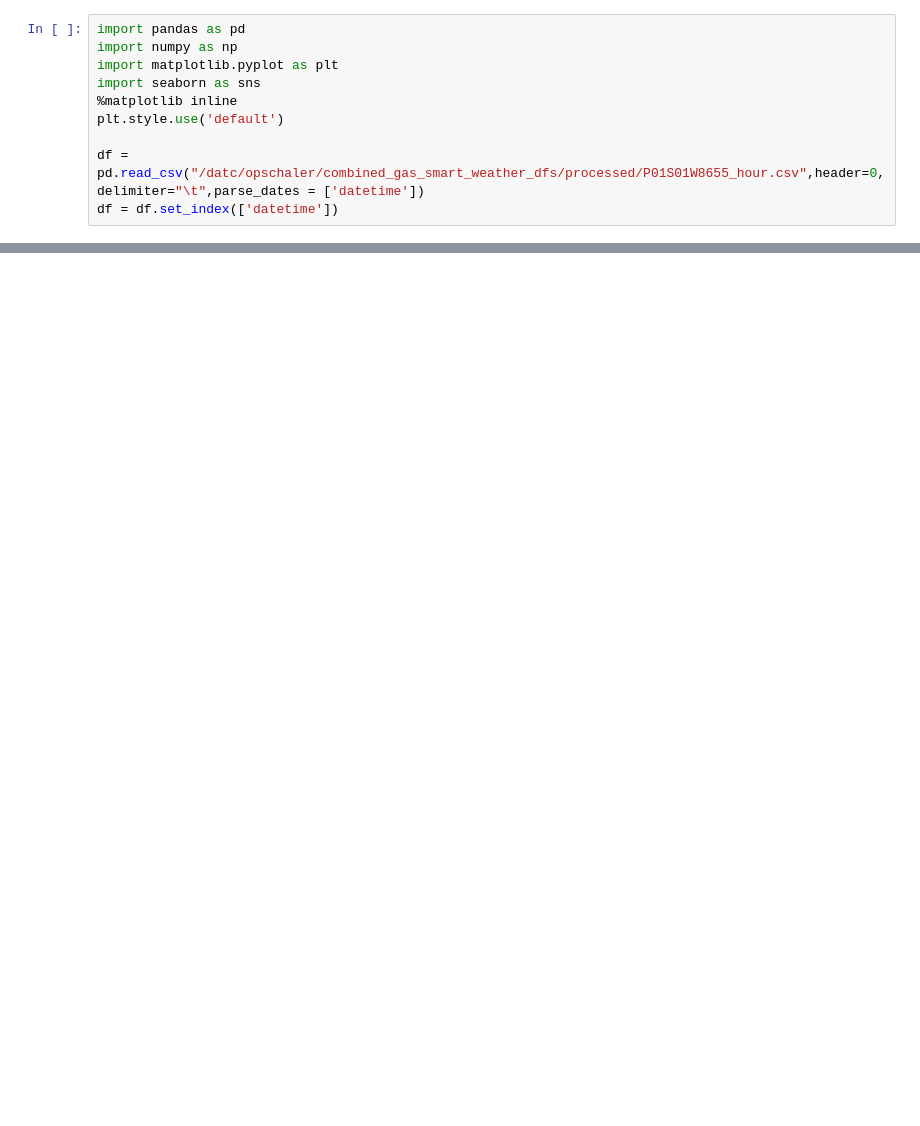
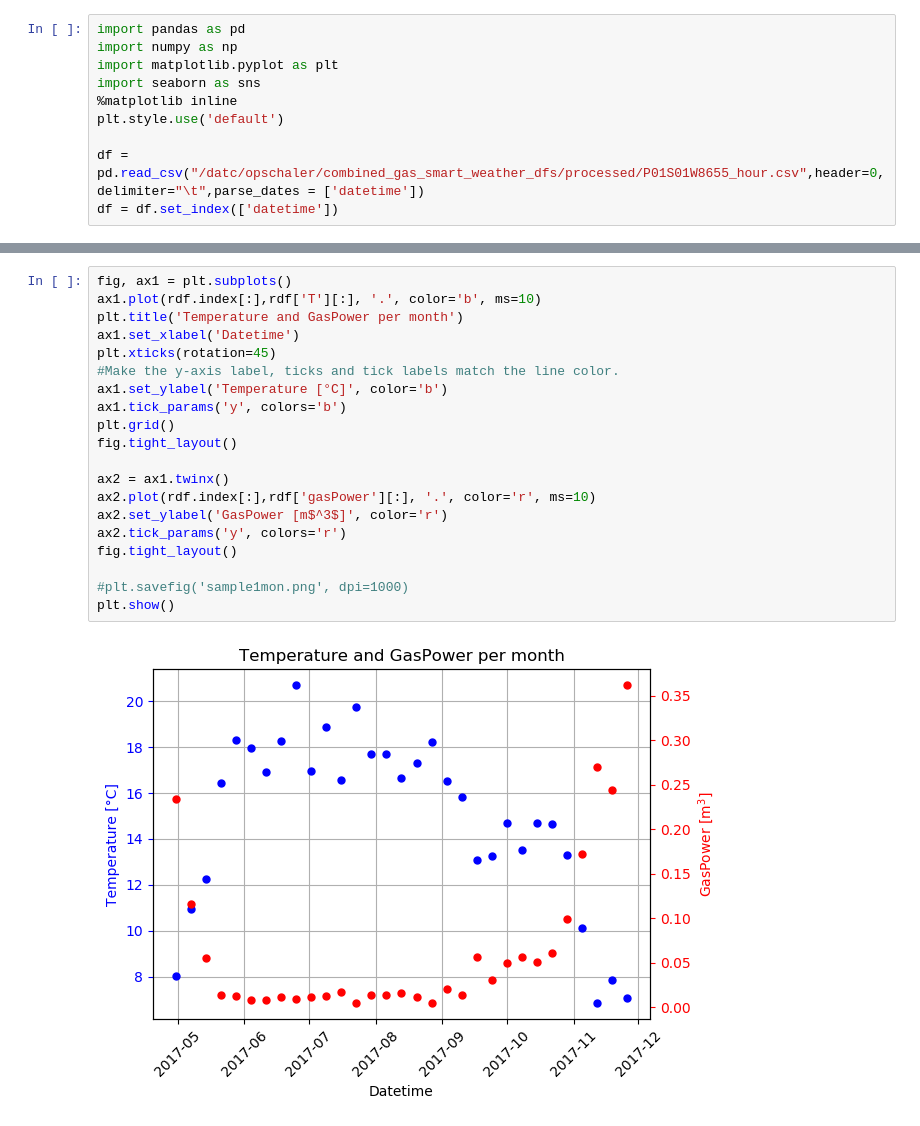
Before and after one commit to deKeijzer/KB-74-OPSCHALER, a Jupyter notebook: Personal_folders/Daan/correlationships.ipynb, the cells around one changed output, grey strips where cells are left out. Saved outputs shown, nothing was run; the diff lists cells and outputs as text; blank space fills up the shorter version.

```diff
--- a/Personal_folders/Daan/correlationships.ipynb
+++ b/Personal_folders/Daan/correlationships.ipynb
@@ -64,3 +87,25 @@ plt.show()
+# %%
+fig, ax1 = plt.subplots()
+ax1.plot(rdf.index[:],rdf['T'][:], '.', color='b', ms=10)
+plt.title('Temperature and GasPower per month')
+ax1.set_xlabel('Datetime')
+plt.xticks(rotation=45)
+#Make the y-axis label, ticks and tick labels match the line color.
+ax1.set_ylabel('Temperature [°C]', color='b')
+ax1.tick_params('y', colors='b')
+plt.grid()
+fig.tight_layout()
+
+ax2 = ax1.twinx()
+ax2.plot(rdf.index[:],rdf['gasPower'][:], '.', color='r', ms=10)
+ax2.set_ylabel('GasPower [m$^3$]', color='r')
+ax2.tick_params('y', colors='r')
+fig.tight_layout()
+
+#plt.savefig('sample1mon.png', dpi=1000)
+plt.show()
+# %% [output]
+[figure, added]
 # %%
 plt.title('GasPower vs Temperature')
 
```
Also changed, not shown: parts of 11 cells of this notebook.
